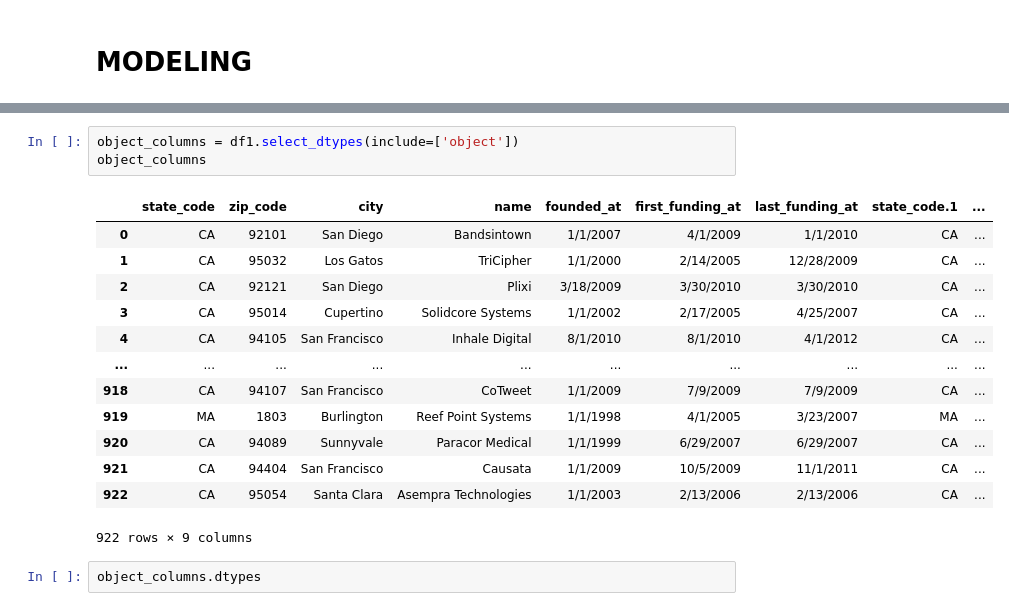
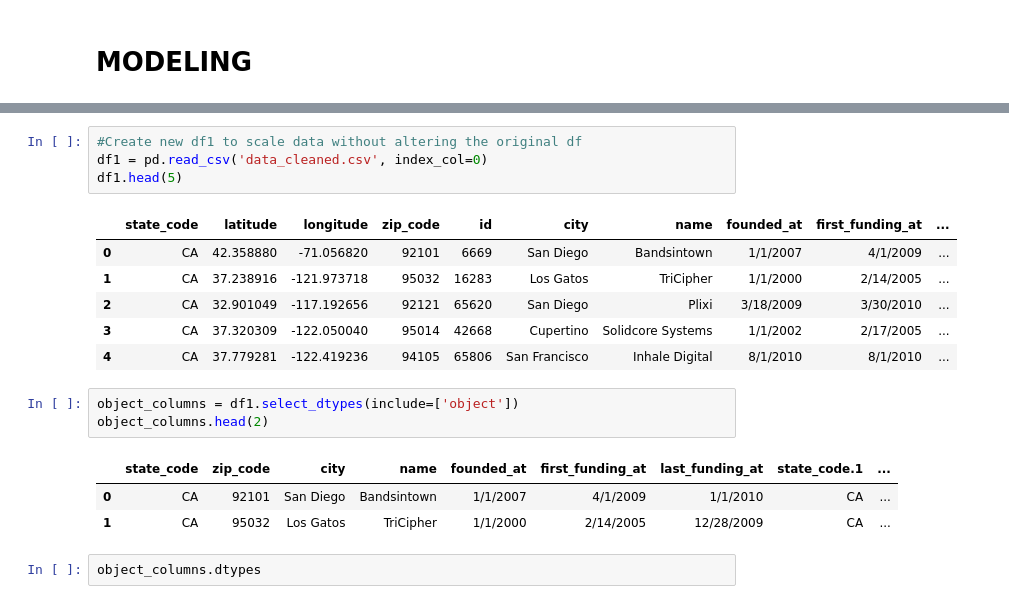
Before and after one commit to emurillo98/capstone-2, a Jupyter notebook: startup_prediction.ipynb, the cells around one changed output, grey strips where cells are left out. Saved outputs shown, nothing was run; the diff lists cells and outputs as text.

```diff
--- a/startup_prediction.ipynb
+++ b/startup_prediction.ipynb
@@ -443,20 +480,21 @@ df1.head(5)
+# %%
+#Create new df1 to scale data without altering the original df
+df1 = pd.read_csv('data_cleaned.csv', index_col=0)
+df1.head(5)
+# %% [output]
+|  | state_code | latitude | longitude | zip_code | id | city | name | founded_at | first_funding_at | ... |
+| 0 | CA | 42.358880 | -71.056820 | 92101 | 6669 | San Diego | Bandsintown | 1/1/2007 | 4/1/2009 | ... |
+| 1 | CA | 37.238916 | -121.973718 | 95032 | 16283 | Los Gatos | TriCipher | 1/1/2000 | 2/14/2005 | ... |
+| 2 | CA | 32.901049 | -117.192656 | 92121 | 65620 | San Diego | Plixi | 3/18/2009 | 3/30/2010 | ... |
+| 3 | CA | 37.320309 | -122.050040 | 95014 | 42668 | Cupertino | Solidcore Systems | 1/1/2002 | 2/17/2005 | ... |
+| 4 | CA | 37.779281 | -122.419236 | 94105 | 65806 | San Francisco | Inhale Digital | 8/1/2010 | 8/1/2010 | ... |
 # %%
 object_columns = df1.select_dtypes(include=['object'])
-object_columns
+object_columns.head(2)
 # %% [output]
 |  | state_code | zip_code | city | name | founded_at | first_funding_at | last_funding_at | state_code.1 | ... |
 | 0 | CA | 92101 | San Diego | Bandsintown | 1/1/2007 | 4/1/2009 | 1/1/2010 | CA | ... |
 | 1 | CA | 95032 | Los Gatos | TriCipher | 1/1/2000 | 2/14/2005 | 12/28/2009 | CA | ... |
-| 2 | CA | 92121 | San Diego | Plixi | 3/18/2009 | 3/30/2010 | 3/30/2010 | CA | ... |
-| 3 | CA | 95014 | Cupertino | Solidcore Systems | 1/1/2002 | 2/17/2005 | 4/25/2007 | CA | ... |
-| 4 | CA | 94105 | San Francisco | Inhale Digital | 8/1/2010 | 8/1/2010 | 4/1/2012 | CA | ... |
-| ... | ... | ... | ... | ... | ... | ... | ... | ... | ... |
-| 918 | CA | 94107 | San Francisco | CoTweet | 1/1/2009 | 7/9/2009 | 7/9/2009 | CA | ... |
-| 919 | MA | 1803 | Burlington | Reef Point Systems | 1/1/1998 | 4/1/2005 | 3/23/2007 | MA | ... |
-| 920 | CA | 94089 | Sunnyvale | Paracor Medical | 1/1/1999 | 6/29/2007 | 6/29/2007 | CA | ... |
-| 921 | CA | 94404 | San Francisco | Causata | 1/1/2009 | 10/5/2009 | 11/1/2011 | CA | ... |
-| 922 | CA | 95054 | Santa Clara | Asempra Technologies | 1/1/2003 | 2/13/2006 | 2/13/2006 | CA | ... |
-922 rows × 9 columns
 # %%
 object_columns.dtypes
 # %% [output]
```
Also changed, not shown: parts of 24 cells of this notebook.
